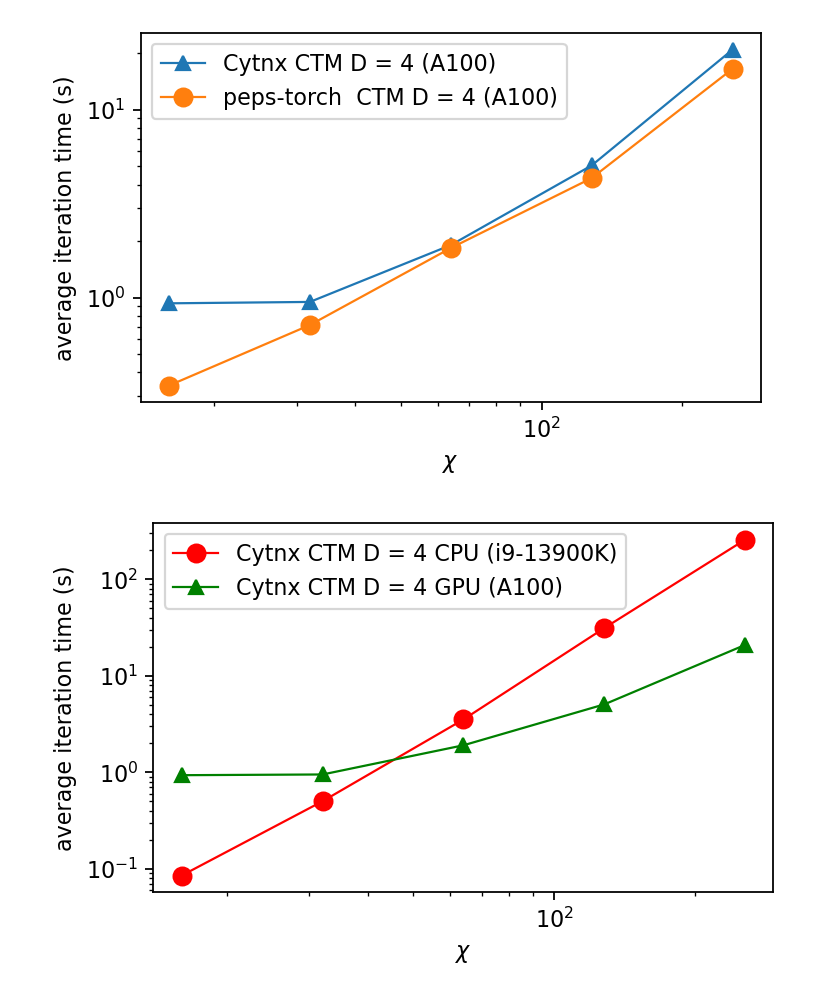
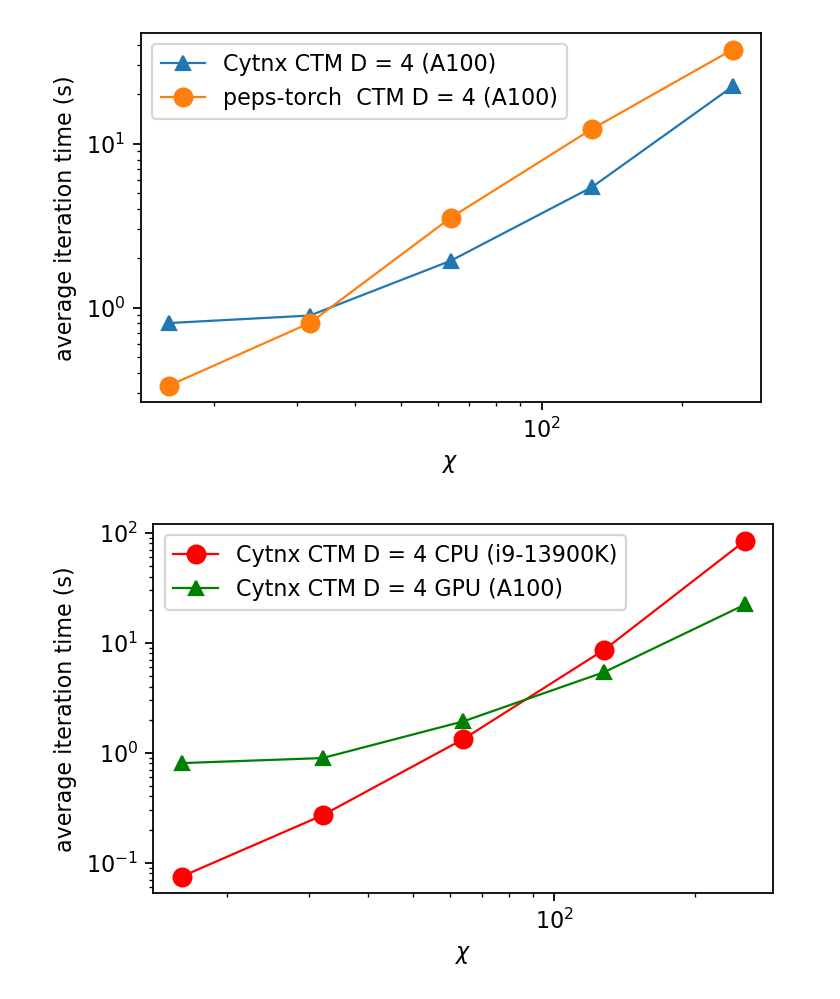
Before and after one commit to Cytnx-dev/Cytnx_ctmrg, a Jupyter notebook: benchmark.ipynb, the cells around one changed output. Saved outputs shown, nothing was run; the diff lists cells and outputs as text; code cells hidden in the pictures.

Commit message:
benchmark data updated

```diff
--- a/benchmark.ipynb
+++ b/benchmark.ipynb
@@ -5,29 +5,45 @@ chi = [16,32,64,128,256]
 chi_D2 = [16,32,64,128,256]
 
 # complex128
-cytnx_net_D4 = [ 0.002480572141706944, 0.06, 0.04, 0.24 , 1.30]
-cytnx_svd_D4 = [ 0.009480572141706944, 0.008, 0.53, 5.50, 47.50]
-cytnx_ctm_D4 = [ 0.85013613008894026 , 5.01 , 35.281761571997777 , 312.79, 2580.97]
+# 16 cores i9-13900K GESDD
+cytnx_net_D4 = [ 0.008732734248042107, 0.031560298753902316, 0.15051667322404683, 0.7821427793242037 , 3.814972263062373]
+cytnx_svd_D4 = [ 0.46551974141038954, 1.375889599090442, 6.098515934543684, 47.41305050230585, 626.5911222842988]
+cytnx_ctm_D4 = [ 0.7477654151152819 , 2.699970646062866 , 13.335222715279087 , 86.54623148380779, 850.6914146523923]
+
+# Old data: Only 1 core i9-13900K
+# cytnx_net_D4 = [ 0.002480572141706944, 0.06, 0.04, 0.24 , 1.30]
+# cytnx_svd_D4 = [ 0.009480572141706944, 0.008, 0.53, 5.50, 47.50]
+# cytnx_ctm_D4 = [ 0.85013613008894026 , 5.01 , 35.281761571997777 , 312.79, 2580.97]
 
 # cytnx_net_D2 = [7.373280823230743e-058 ,0.00014453590847551823 ,0.00048653222620487213 ,0.0023731540422886615 , 0.015818132087588315   ]
 # cytnx_ctm_D2 = [0.029253358719870448 ,0.07849376928061247 ,0.34478853712789714 , 1.9617679587099701 ,13.096749335993081 ]
 # cytnx_ctm_D2_gpu = [0.029253358719870448 ,0.07849376928061247 ,0.34478853712789714 , 1.9617679587099701 ,11.896749335993081 ]
 
-torch_net_D4 = [0.001, 0.006, 0.03, 0.24, 1.36]
-torch_svd_D4 = [0.009, 0.06, 0.51, 5.33, 45.72]
-torch_ctm_D4 = [0.70, 4.67, 34.49, 304.30, 2769.99]
+# 16 cores i9-13900K
+torch_net_D4 = [0.014706872869282961, 0.026322939665988088, 0.10406613629311323, 0.6962173397187144, 3.309662642655894]
+torch_svd_D4 = [0.5470463077072054, 1.3636528707575053, 5.471105991397053, 45.27526168618351, 614.5145428043325]
+torch_ctm_D4 = [0.7518922553863376, 2.0567331060301512, 9.692388228839263, 70.12526156008244, 779.6991948238574]
+
+# Old data: Only 1 core i9-13900K
+# torch_net_D4 = [0.001, 0.006, 0.03, 0.24, 1.36]
+# torch_svd_D4 = [0.009, 0.06, 0.51, 5.33, 45.72]
+# torch_ctm_D4 = [0.70, 4.67, 34.49, 304.30, 2769.99]
 
 # torch_net_D2 = [ 0.0006138780154287815, 0.0006959920283406973,  0.0007375609129667282, 0.0026979879476130016, 0.017176900058984756]
 # torch_ctm_D2 = [0.050776669988408685, 0.09419820411130786, 0.3297925132792443, 1.8326073784846812, 12.534584653098136]
 
 
-cytnx_net_D4_gpu = [ 0.19746244978159666,  0.10963272303342819, 0.12839699815958738, 0.2126618279144168, 0.5929095037281513]
-cytnx_svd_D4_gpu = [ 2.4814870841801167,  3.8355339346453547, 11.012720827944577, 33.03639071434736, 153.53956344164908 ]
-cytnx_ctm_D4_gpu = [ 9.325849735178053,  9.486724286340177, 19.04366974812001, 50.567666893824935, 209.27876187860966] # 256: 785s?
+# only 1 core i9-13900K
+# A100 SMX 80GB GESVD
+cytnx_net_D4_gpu = [ 0.15873118200033787,  0.10982559199692332, 0.11183206300847814, 0.1950230449983792, 0.6054809569977806]
+cytnx_svd_D4_gpu = [ 2.225395554996794,  3.7606525490045897, 11.195999076011503, 33.56297936199189, 160.5883085010064 ]
+cytnx_ctm_D4_gpu = [ 8.046807425002044,  8.943373875004909, 19.310734612998203, 54.17726508999476, 223.24689668999417] # 256: 785s?
 
-torch_net_D4_gpu = [ 0.01393533032387495,  0.012602283619344234, 0.013187116011977196, 0.013223003596067429, 0.018564351834356785]
-torch_svd_D4_gpu = [ 3.202732151374221,  6.933498375117779, 18.143061414361, 43.08329282235354, 165.07382952049375]
-torch_ctm_D4_gpu = [ 3.403168749064207,  7.148375663906336, 18.36727963387966, 43.31336956657469, 165.31239668093622] #256 : 329s
+# only 1 core i9-13900K
+# A100 SMX 80GB
+torch_net_D4_gpu = [ 0.014094262001890456,  0.017032331001246348, 0.016965916012850357, 0.01737073499316466, 0.03222527700199862]
+torch_svd_D4_gpu = [ 3.0842939970025327,  7.8244419080074294, 35.05753264799205, 122.22654696799509, 374.4703903810041]
+torch_ctm_D4_gpu = [ 3.344547006996436,  8.060010292007064, 35.37760716199773, 122.63065440898936, 374.91168627500156] #256 : 329s
 
 
 fig, ax = plt.subplots(figsize=(5,3), dpi = 160)
@@ -97,2 +113,2 @@ plt.show()
-[figure, old version]
+[figure, new version]
-[figure, old version]
+[figure, new version]
```
Also changed, not shown: parts of 1 cell of this notebook, 1 other file.
